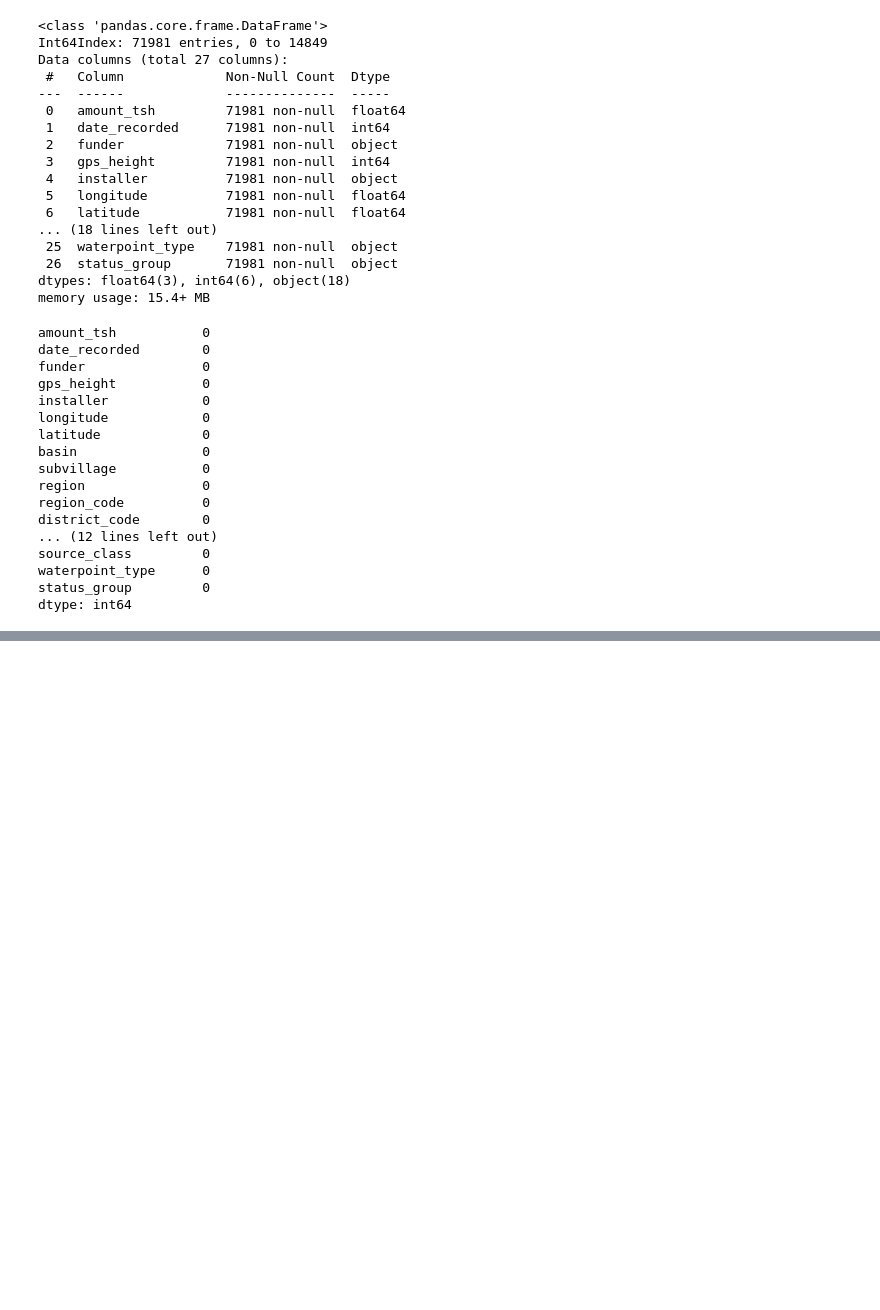
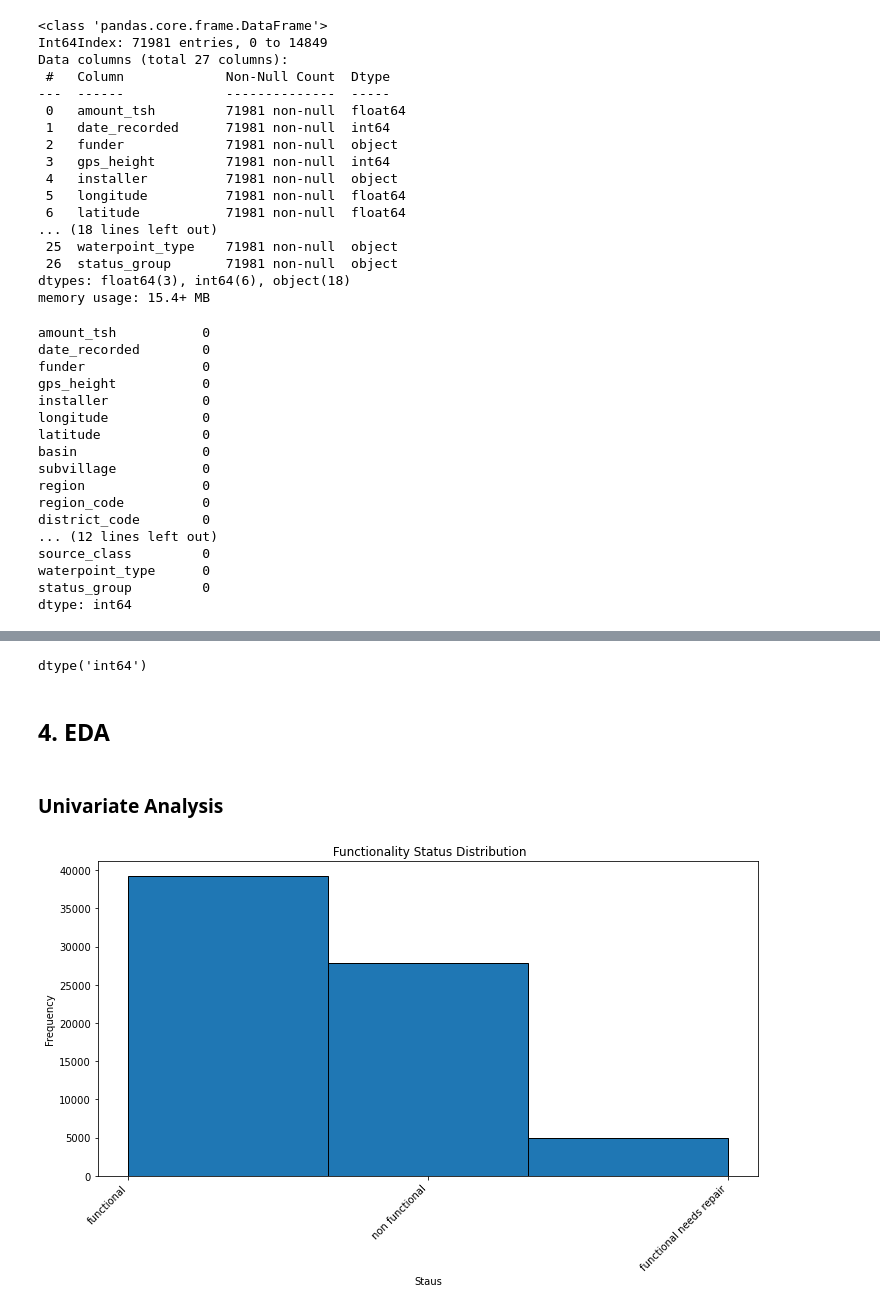
Before and after one commit to MissJJT/dsc-phase-3-project-v3, a Jupyter notebook: student.ipynb, the cells around one changed output, grey strips where cells are left out. Cells and saved outputs as stored; diff of their text form; code cells hidden in the pictures; blank space fills up the shorter version.

```diff
--- a/student.ipynb
+++ b/student.ipynb
@@ -1608,3 +1608,8 @@ source_class         0
 waterpoint_type      0
 status_group         0
 dtype: int64
+# %%
+df_without_id = df_without_id.drop(columns=['region_code','district_code'], axis = 1)
+
+print("\nDataFrame after dropping 'id':")
+print(df_without_id)
@@ -1610,0 +1634,3 @@ dtype: int64
+# %%
+df_without_id['date_recorded']= pd.to_datetime(df_without_id['date_recorded'])
+df_without_id['date_recorded'].dtypes
@@ -1610,0 +1644,21 @@ dtype: int64
+# %%
+df_without_id['construction_year'].dtypes
+# %% [output]
+dtype('int64')
+# %% [markdown]
+## 4. EDA
+# %% [markdown]
+### Univariate Analysis
+# %%
+### status_group distribution
+
+plt.figure(figsize=(10, 6))
+plt.hist(df_without_id['status_group'], bins= 3, edgecolor='black')
+plt.xticks(rotation= 45, ha='right')
+plt.tight_layout()
+plt.title(' Functionality Status Distribution')
+plt.xlabel('Staus')
+plt.ylabel('Frequency')
+plt.show()
+# %% [output]
+[figure, added]
```
Also changed, not shown: parts of 20 cells of this notebook.
